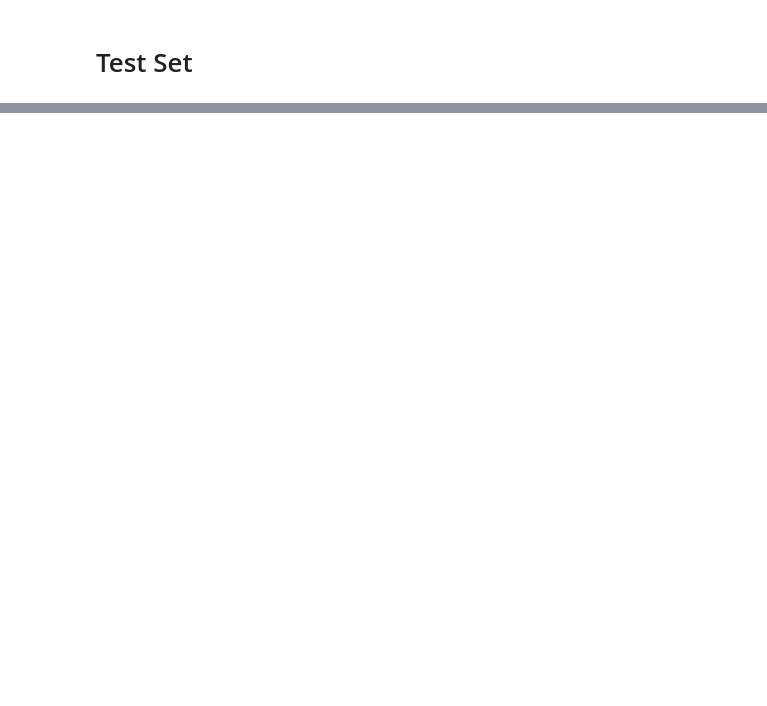
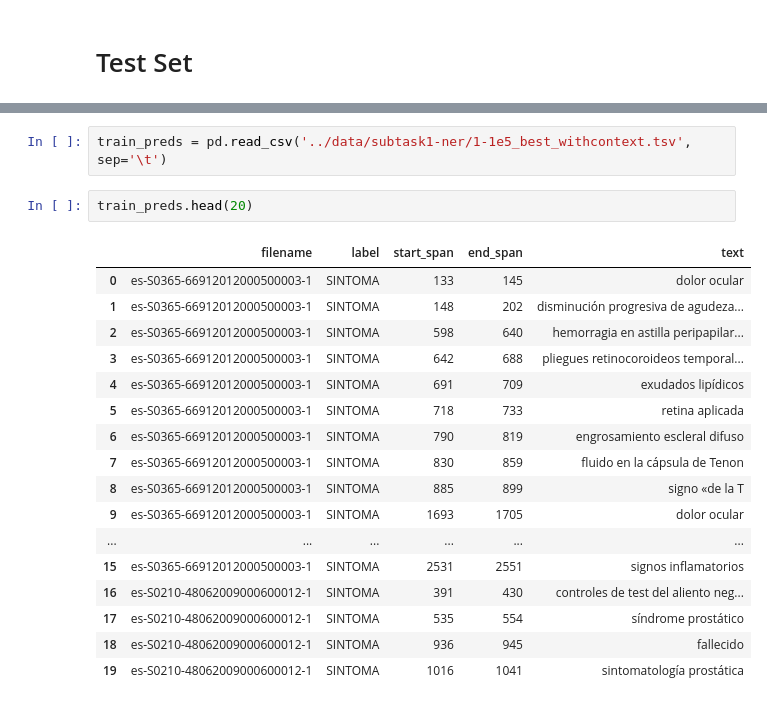
Before and after one commit to hpi-dhc/symptemist_biocreative_2023, a Jupyter notebook: notebooks/xMEN.ipynb, the cells around one changed output, grey strips where cells are left out. Cells and saved outputs as stored; diff of their text form; blank space fills up the shorter version.

Commit message:
BigBIO / SpanMarker integration

```diff
--- a/notebooks/xMEN.ipynb
+++ b/notebooks/xMEN.ipynb
@@ -384,0 +387,22 @@ output_val[~output_val.code.isna()].rename(columns={'span_ini' : 'start_span', '
+# %%
+train_preds = pd.read_csv('../data/subtask1-ner/1-1e5_best_withcontext.tsv', sep='\t')
+# %%
+train_preds.head(20)
+# %% [output]
+|  | filename | label | start_span | end_span | text |
+| 0 | es-S0365-66912012000500003-1 | SINTOMA | 133 | 145 | dolor ocular |
+| 1 | es-S0365-66912012000500003-1 | SINTOMA | 148 | 202 | disminución progresiva de agudeza... |
+| 2 | es-S0365-66912012000500003-1 | SINTOMA | 598 | 640 | hemorragia en astilla peripapilar... |
+| 3 | es-S0365-66912012000500003-1 | SINTOMA | 642 | 688 | pliegues retinocoroideos temporal... |
+| 4 | es-S0365-66912012000500003-1 | SINTOMA | 691 | 709 | exudados lipídicos |
+| 5 | es-S0365-66912012000500003-1 | SINTOMA | 718 | 733 | retina aplicada |
+| 6 | es-S0365-66912012000500003-1 | SINTOMA | 790 | 819 | engrosamiento escleral difuso |
+| 7 | es-S0365-66912012000500003-1 | SINTOMA | 830 | 859 | fluido en la cápsula de Tenon |
+| 8 | es-S0365-66912012000500003-1 | SINTOMA | 885 | 899 | signo «de la T |
+| 9 | es-S0365-66912012000500003-1 | SINTOMA | 1693 | 1705 | dolor ocular |
+| ... | ... | ... | ... | ... | ... |
+| 15 | es-S0365-66912012000500003-1 | SINTOMA | 2531 | 2551 | signos inflamatorios |
+| 16 | es-S0210-48062009000600012-1 | SINTOMA | 391 | 430 | controles de test del aliento neg... |
+| 17 | es-S0210-48062009000600012-1 | SINTOMA | 535 | 554 | síndrome prostático |
+| 18 | es-S0210-48062009000600012-1 | SINTOMA | 936 | 945 | fallecido |
+| 19 | es-S0210-48062009000600012-1 | SINTOMA | 1016 | 1041 | sintomatología prostática |
```
Also changed, not shown: parts of 52 cells of this notebook, 3 other files.
